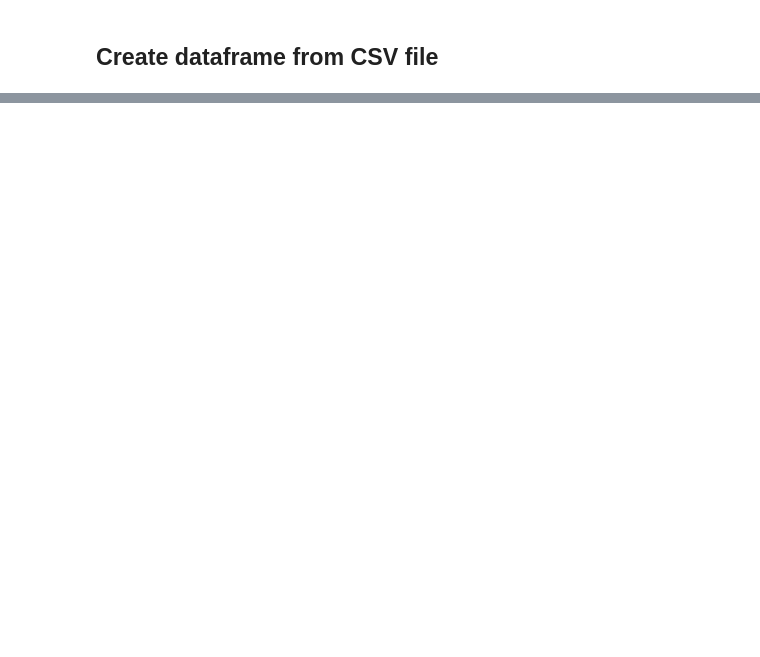
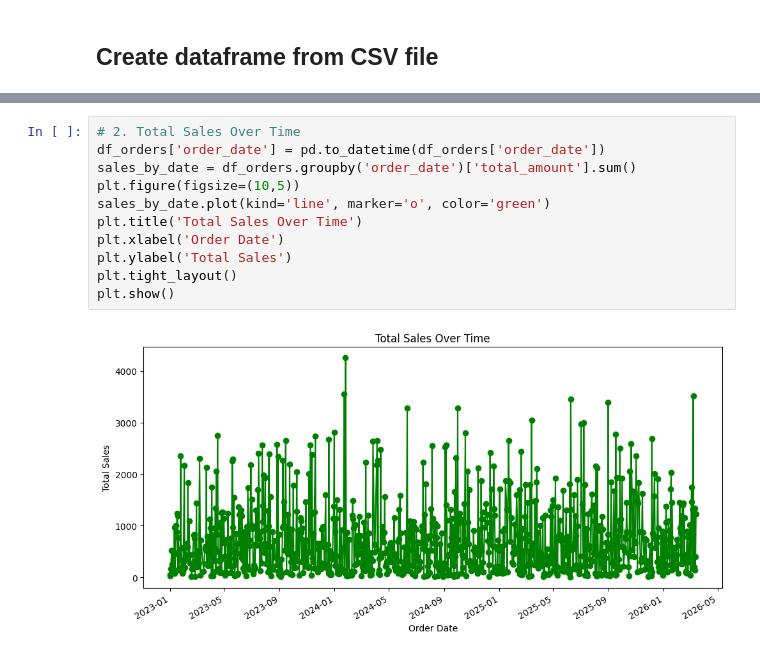
Before and after one commit to ewanritchie85/Notebook-data-refresher, a Jupyter notebook: notebooks/orders_notebook.ipynb, the cells around one changed output, grey strips where cells are left out. Drawn from its saved outputs; the diff is of its cells as text; blank space fills up the shorter version.

```diff
--- a/notebooks/orders_notebook.ipynb
+++ b/notebooks/orders_notebook.ipynb
@@ -22,0 +35,13 @@ Orders:
+# %%
+# 2. Total Sales Over Time
+df_orders['order_date'] = pd.to_datetime(df_orders['order_date'])
+sales_by_date = df_orders.groupby('order_date')['total_amount'].sum()
+plt.figure(figsize=(10,5))
+sales_by_date.plot(kind='line', marker='o', color='green')
+plt.title('Total Sales Over Time')
+plt.xlabel('Order Date')
+plt.ylabel('Total Sales')
+plt.tight_layout()
+plt.show()
+# %% [output]
+[figure, added]
```
Also changed, not shown: parts of 3 cells of this notebook, 3 other files.
